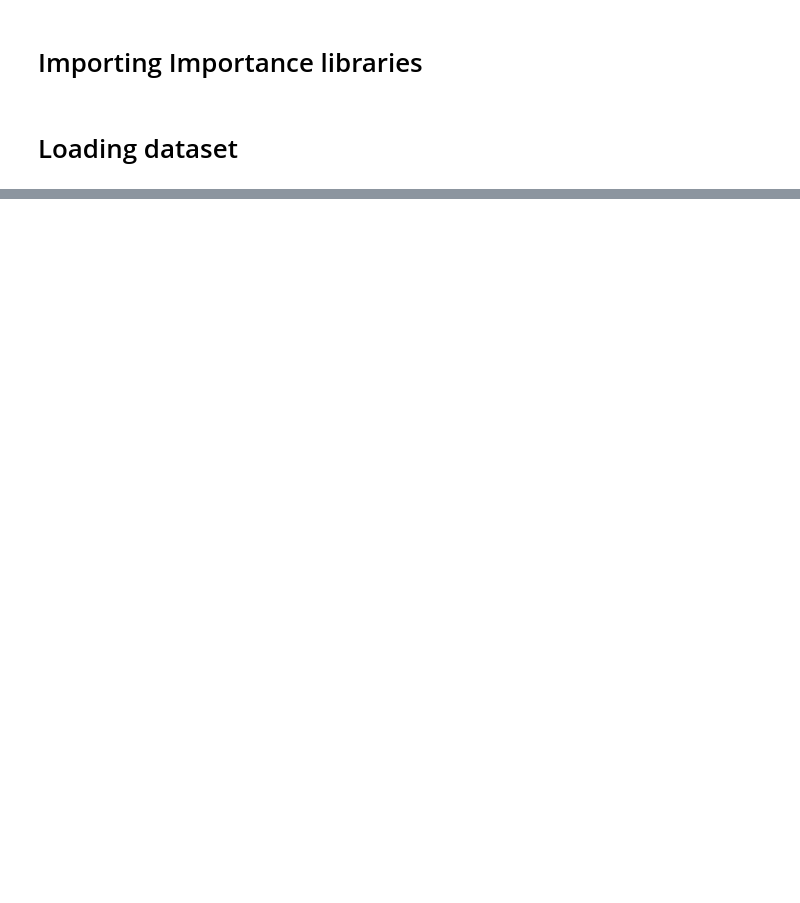
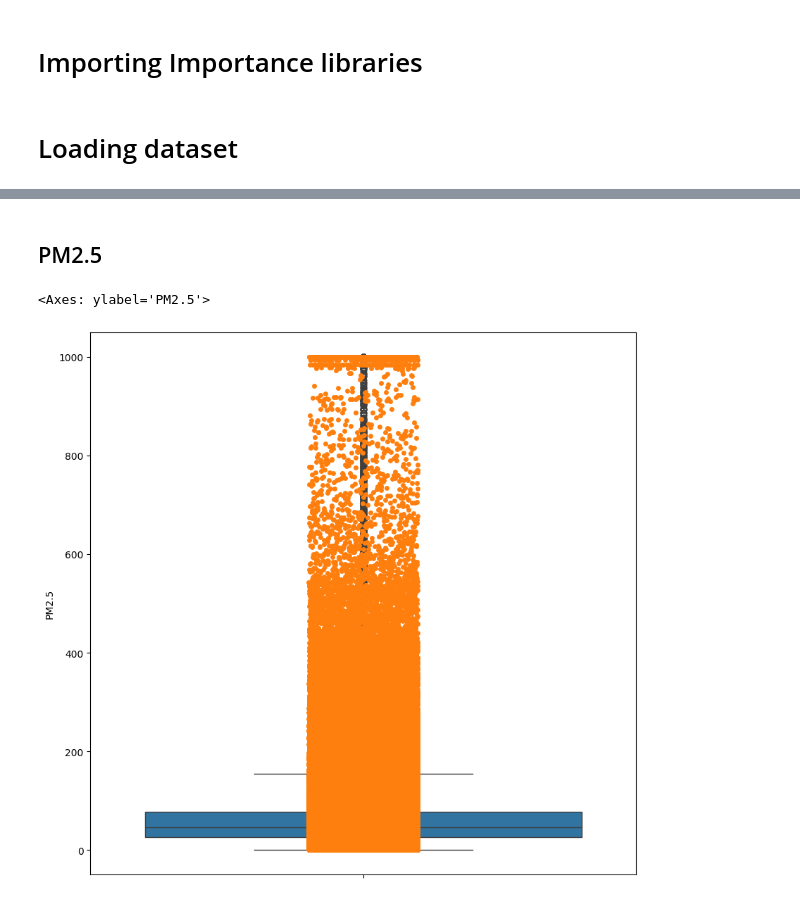
Before and after one commit to Naresh-Dhimal/Air_Quality_Bucket_Classification, a Jupyter notebook: src/model/train_split.ipynb, the cells around one changed output, grey strips where cells are left out. Drawn from its saved outputs; the diff is of its cells as text; code cells hidden in the pictures; blank space fills up the shorter version.

```diff
--- a/src/model/train_split.ipynb
+++ b/src/model/train_split.ipynb
@@ -6,9 +11,9 @@ import pandas as pd
 # Loading dataset
 # %%
 # Specify the absolute file path
-file_path = "data/clean_Aqi_data.csv"
+file_path = "/src/data/clean_Aqi_dataset.csv"
 
 # importing dataset and converting data into pandas dataframe
-df = pd.read_csv("data/clean_Aqi_dataset.csv")
+df = pd.read_csv("../data/clean_Aqi_dataset.csv")
 df.head(3)
 # %% [output]
@@ -15,0 +45,9 @@ FileNotFoundError: [Errno 2] No such file or directory: 'data/clean_Aqi_dataset.
+# %% [markdown]
+## PM2.5
+# %%
+plt.figure(figsize=(10, 10))
+sns.boxplot(data=df["PM2.5"])
+sns.stripplot(data=df["PM2.5"])
+# %% [output]
+<Axes: ylabel='PM2.5'>
+[figure, added]
```
Also changed, not shown: parts of 23 cells of this notebook, 2 other files.
